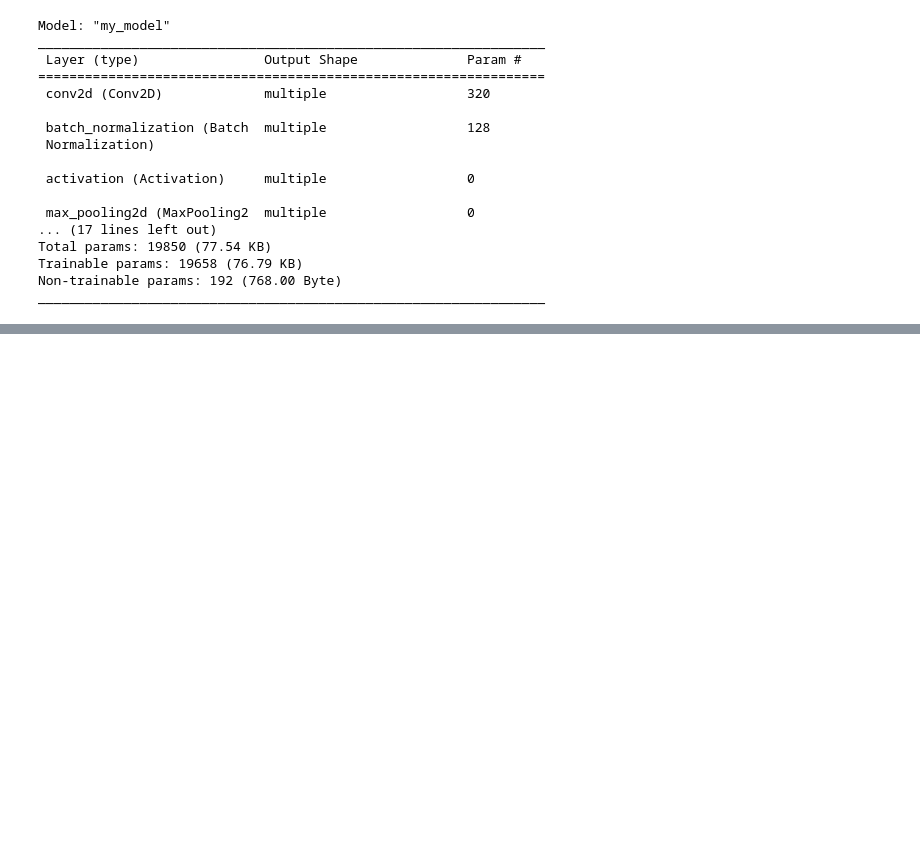
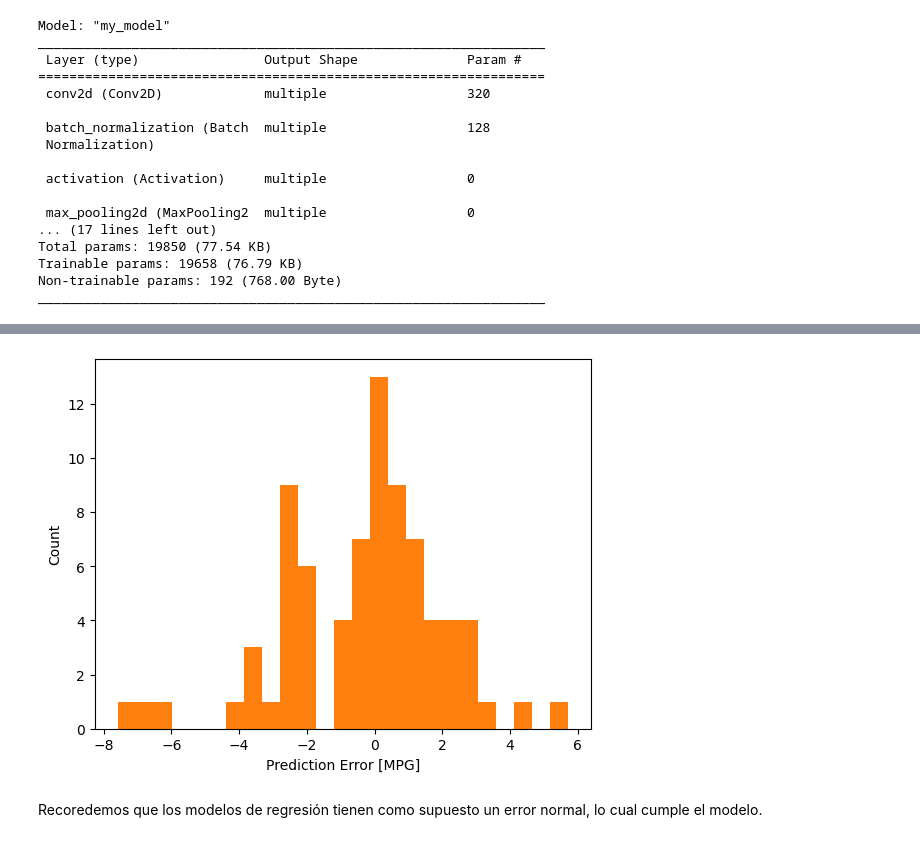
Before and after one commit to drojaspater/ArtificialIntelligence, a Jupyter notebook: ClassNotes/NotasIA.ipynb, the cells around one changed output, grey strips where cells are left out. Cells and saved outputs as stored; diff of their text form; code cells hidden in the pictures; blank space fills up the shorter version.

```diff
--- a/ClassNotes/NotasIA.ipynb
+++ b/ClassNotes/NotasIA.ipynb
@@ -377,0 +705,10 @@ Las librerias utilizadas para esta practica seran:
+# %%
+error = test_predictions - test_labels
+plt.hist(error, bins = 25)
+plt.xlabel("Prediction Error [MPG]")
+_ = plt.ylabel("Count")
+plt.show()
+# %% [output]
+[figure, added]
+# %% [markdown]
+Recoredemos que los modelos de regresión tienen como supuesto un error normal, lo cual cumple el modelo.
```
Also changed, not shown: parts of 32 cells of this notebook, 4 other files.
